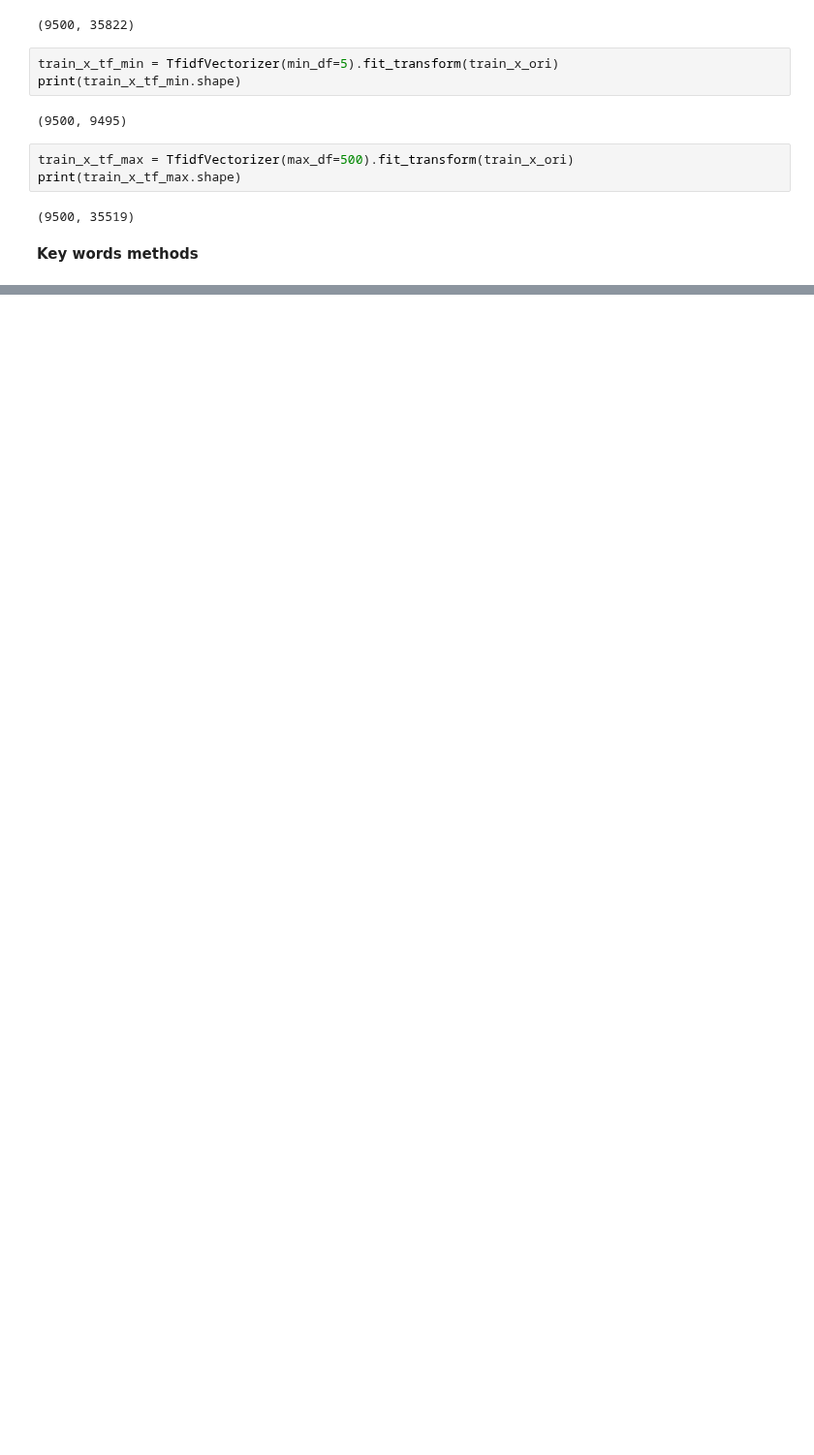
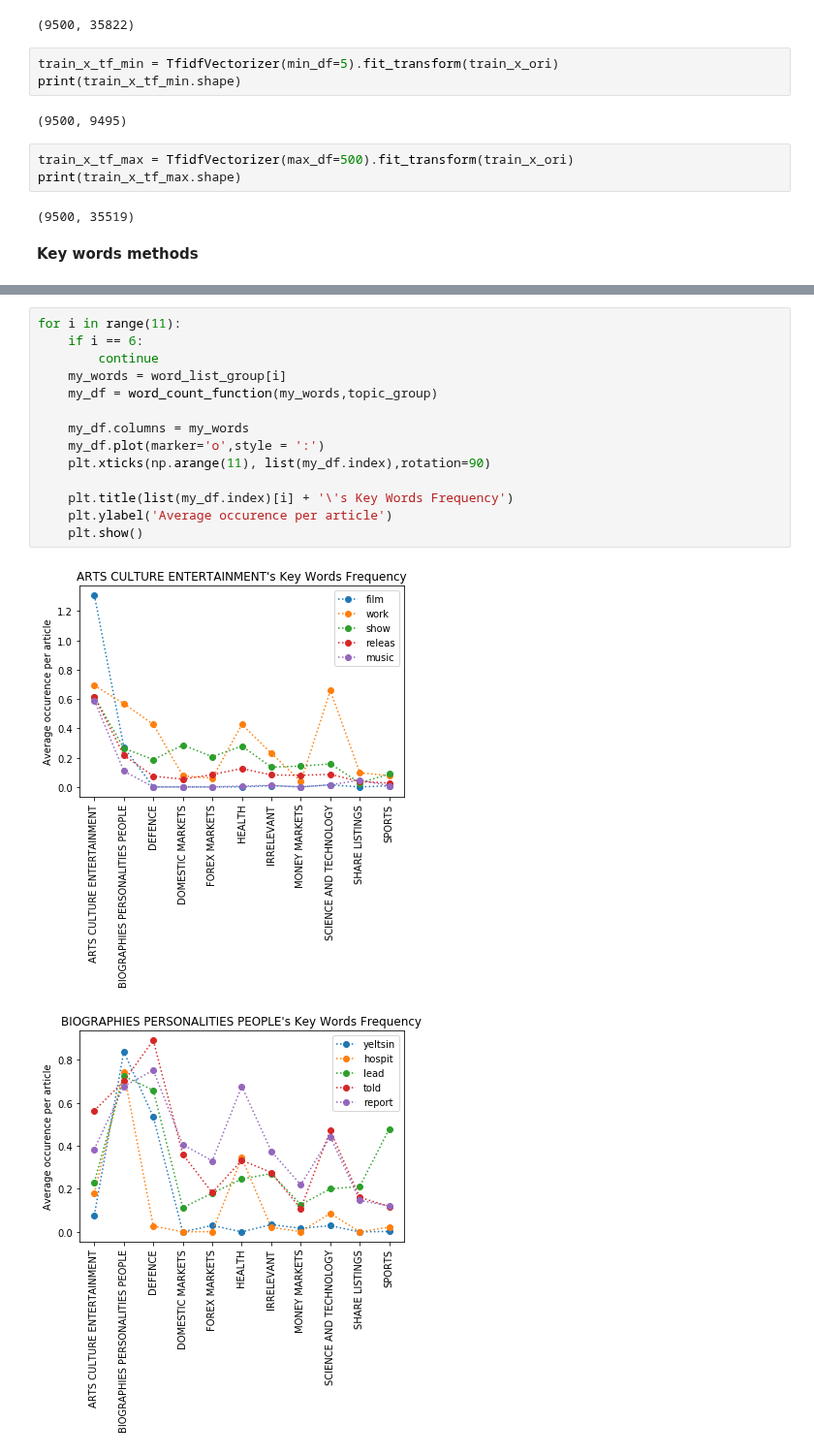
Before and after one commit to HenryLiangzy/COMP9417_Project, a Jupyter notebook: Yangqi_work.ipynb, the cells around one changed output, grey strips where cells are left out. Shown at 97% size. Saved outputs shown, nothing was run; the diff lists cells and outputs as text; blank space fills up the shorter version.

```diff
--- a/Yangqi_work.ipynb
+++ b/Yangqi_work.ipynb
@@ -229,0 +214,17 @@ plt.xticks(rotation=90)
+# %%
+for i in range(11):
+    if i == 6:
+        continue
+    my_words = word_list_group[i]
+    my_df = word_count_function(my_words,topic_group)
+
+    my_df.columns = my_words
+    my_df.plot(marker='o',style = ':')
+    plt.xticks(np.arange(11), list(my_df.index),rotation=90)
+
+    plt.title(list(my_df.index)[i] + '\'s Key Words Frequency')
+    plt.ylabel('Average occurence per article')
+    plt.show()
+# %% [output]
+[figure, added]
+[figure, added]
```
Also changed, not shown: parts of 14 cells of this notebook.
